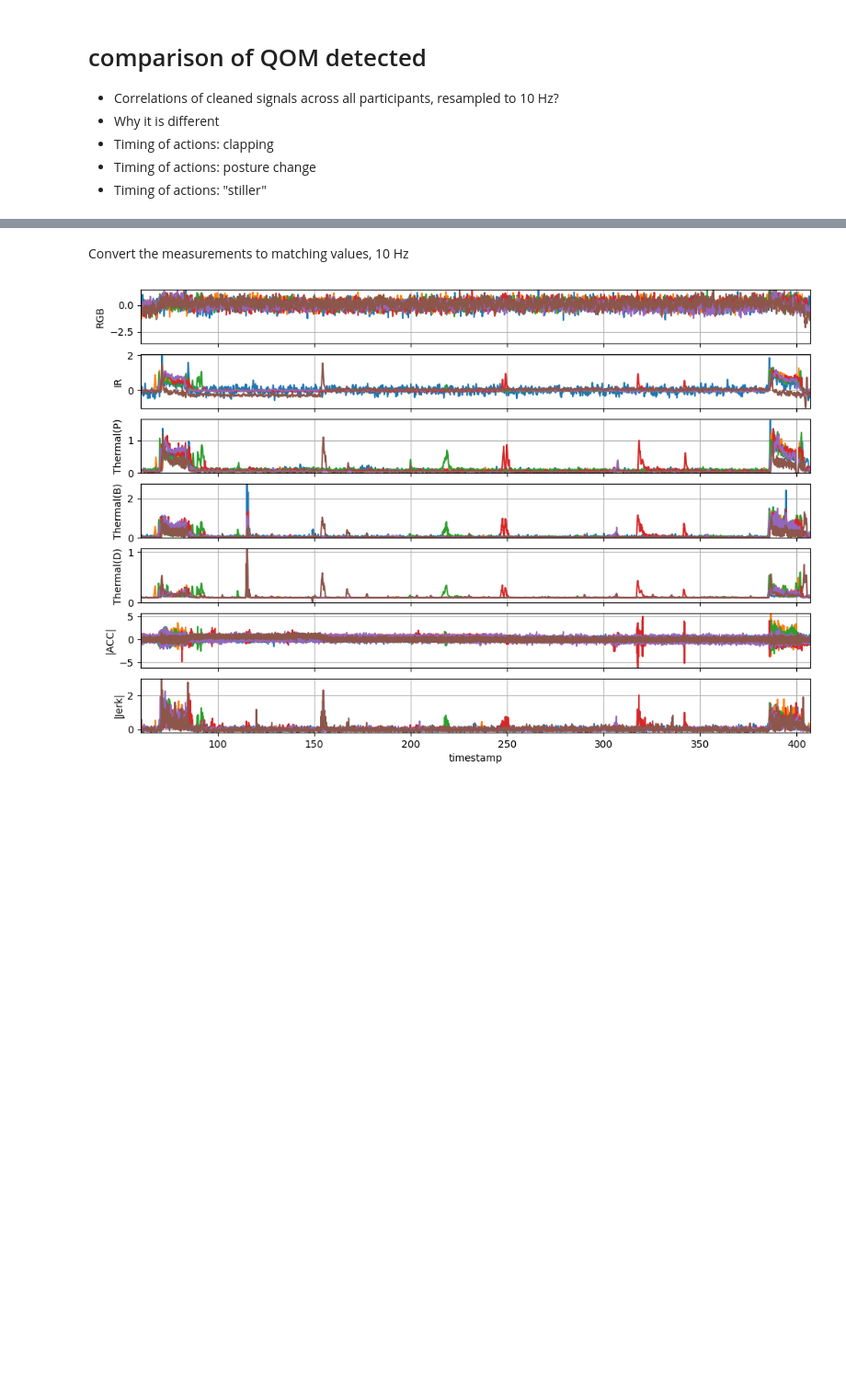
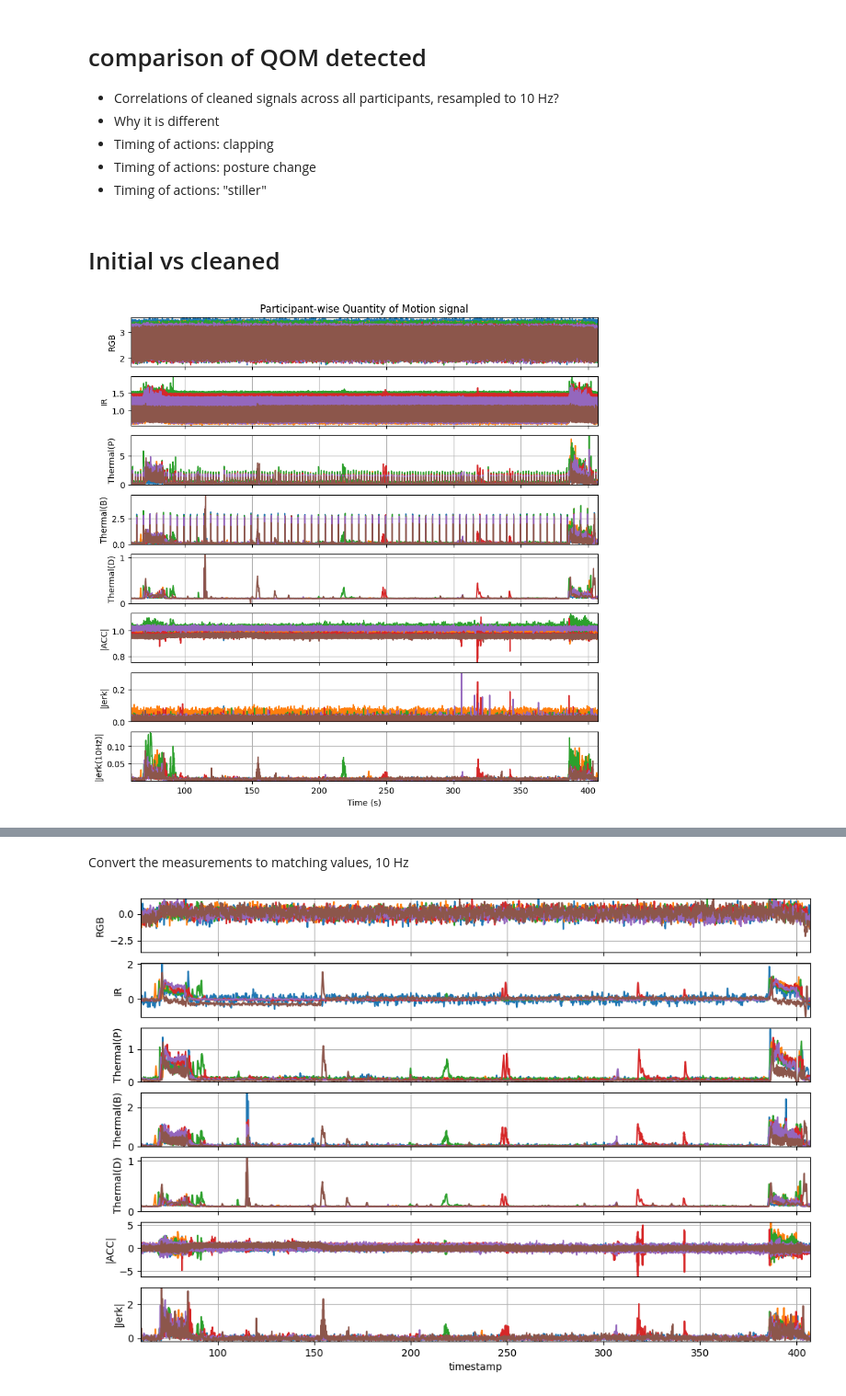
Before and after one commit to finn42/motion-comparison-signal-prep, a Jupyter notebook: 04_QOM_Comparisons_10hz_1Hz.ipynb, the cells around one changed output, grey strips where cells are left out. Shown at 92% size. Saved outputs shown, nothing was run; the diff lists cells and outputs as text; code cells hidden in the pictures; blank space fills up the shorter version.

```diff
--- a/04_QOM_Comparisons_10hz_1Hz.ipynb
+++ b/04_QOM_Comparisons_10hz_1Hz.ipynb
@@ -24,3 +24,39 @@ import mir_eval.sonify
 from scipy.signal import butter, filtfilt, argrelextrema
 from scipy import interpolate
 from scipy.interpolate import interp1d
+# %% [markdown]
+# Initial vs cleaned
+# %%
+plot_path = './plots/'
+datapath = './Data/Initial/'
+fileName = '/motion_normalized_roi_sizes.csv'
+sources = ['rgb', 'ir', 'thermalhandheld', 'thermalbox', 'therdata','acc','jerk','filt_jerk10Hz',] #'filt_acc','filt_jerk',
+source_labels = dict(zip(sources,['RGB', 'IR', 'Thermal(P)', 'Thermal(B)', 'Thermal(D)','|ACC|','|Jerk|','|Jerk(10Hz)|'])) # 'fACC','fJerk',
+
+samplerates=dict(zip(sources,[59.97,59.97,25,50,4,400,400,10])) #400,400,
+# inconsitent sampling: therdata, ax3, jerk
+QoMs = {}
+for s in sources:
+    Q = pd.read_csv(datapath+s+fileName,index_col = 6)
+    if s == 'thermalhandheld': # shift to correct alignment issue
+        Q = Q.shift(-5).copy()
+    QoMs[s] = Q.copy()
+# %%
+fig,axes = plt.subplots(len(sources),1,figsize=(10,10),sharex=True)
+for i in range(len(sources)):
+    s = sources[i]
+    data = QoMs[s].loc[60:,:]
+    data.plot(ax = axes[i],legend=False)
+    ymax = data.max().max()
+    ymin = data.min().min()
+
+    axes[i].grid()
+    axes[i].set(xlim = [60,407],ylabel = source_labels[s],ylim = [ymin,ymax])
+
+axes[0].set(title='Participant-wise Quantity of Motion signal')
+axes[i].set(xlabel='Time (s)')
+plt.savefig('./plots/'+ 'Initial_QoM_Signals.png',dpi = 100)
+
+plt.show()
+# %% [output]
+[figure, added]
```
Also changed, not shown: parts of 11 cells of this notebook, 40 other files.
